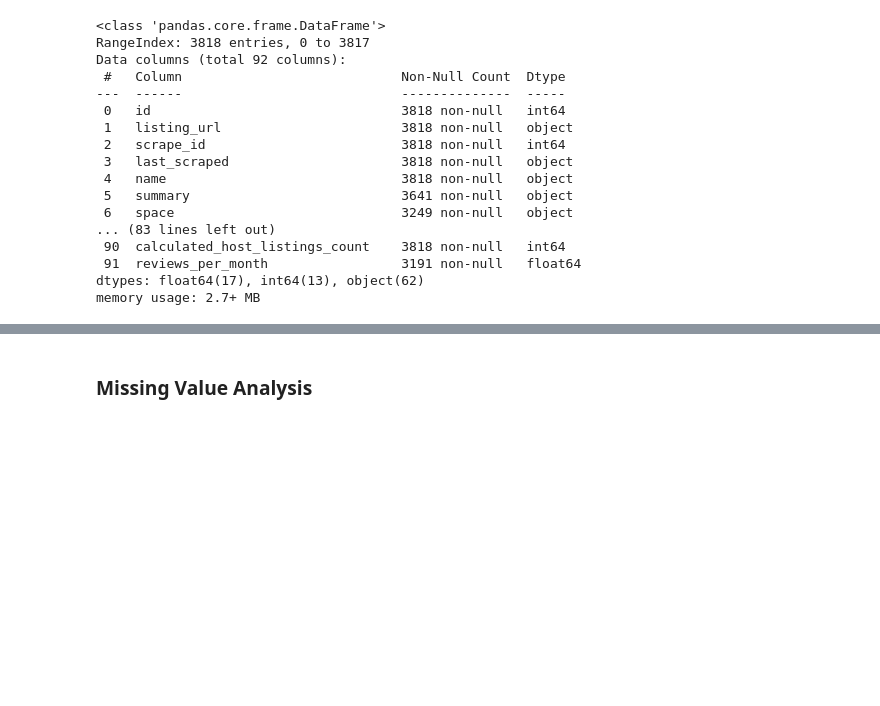
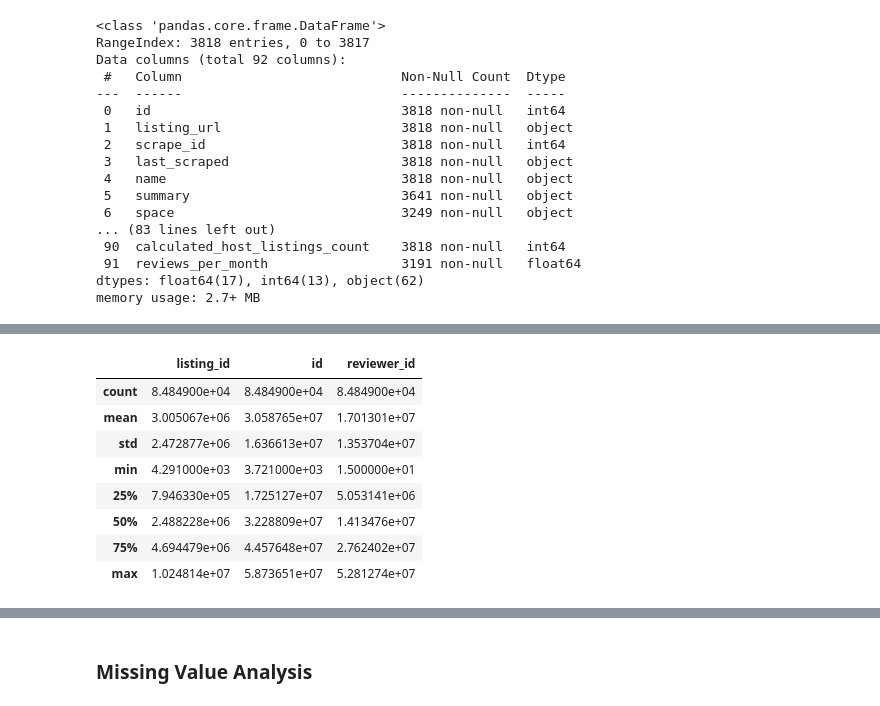
Before and after one commit to subhopam-das-personal/seattle-airbnb-data-analysis, a Jupyter notebook: seattle-airbnb-medium.ipynb, the cells around one changed output, grey strips where cells are left out. Cells and saved outputs as stored; diff of their text form; code cells hidden in the pictures; blank space fills up the shorter version.

```diff
--- a/seattle-airbnb-medium.ipynb
+++ b/seattle-airbnb-medium.ipynb
@@ -73,0 +102,12 @@ memory usage: 2.7+ MB
+# %%
+reviews_df.describe()
+# %% [output]
+|  | listing_id | id | reviewer_id |
+| count | 8.484900e+04 | 8.484900e+04 | 8.484900e+04 |
+| mean | 3.005067e+06 | 3.058765e+07 | 1.701301e+07 |
+| std | 2.472877e+06 | 1.636613e+07 | 1.353704e+07 |
+| min | 4.291000e+03 | 3.721000e+03 | 1.500000e+01 |
+| 25% | 7.946330e+05 | 1.725127e+07 | 5.053141e+06 |
+| 50% | 2.488228e+06 | 3.228809e+07 | 1.413476e+07 |
+| 75% | 4.694479e+06 | 4.457648e+07 | 2.762402e+07 |
+| max | 1.024814e+07 | 5.873651e+07 | 5.281274e+07 |
```
Also changed, not shown: parts of 27 cells of this notebook.
